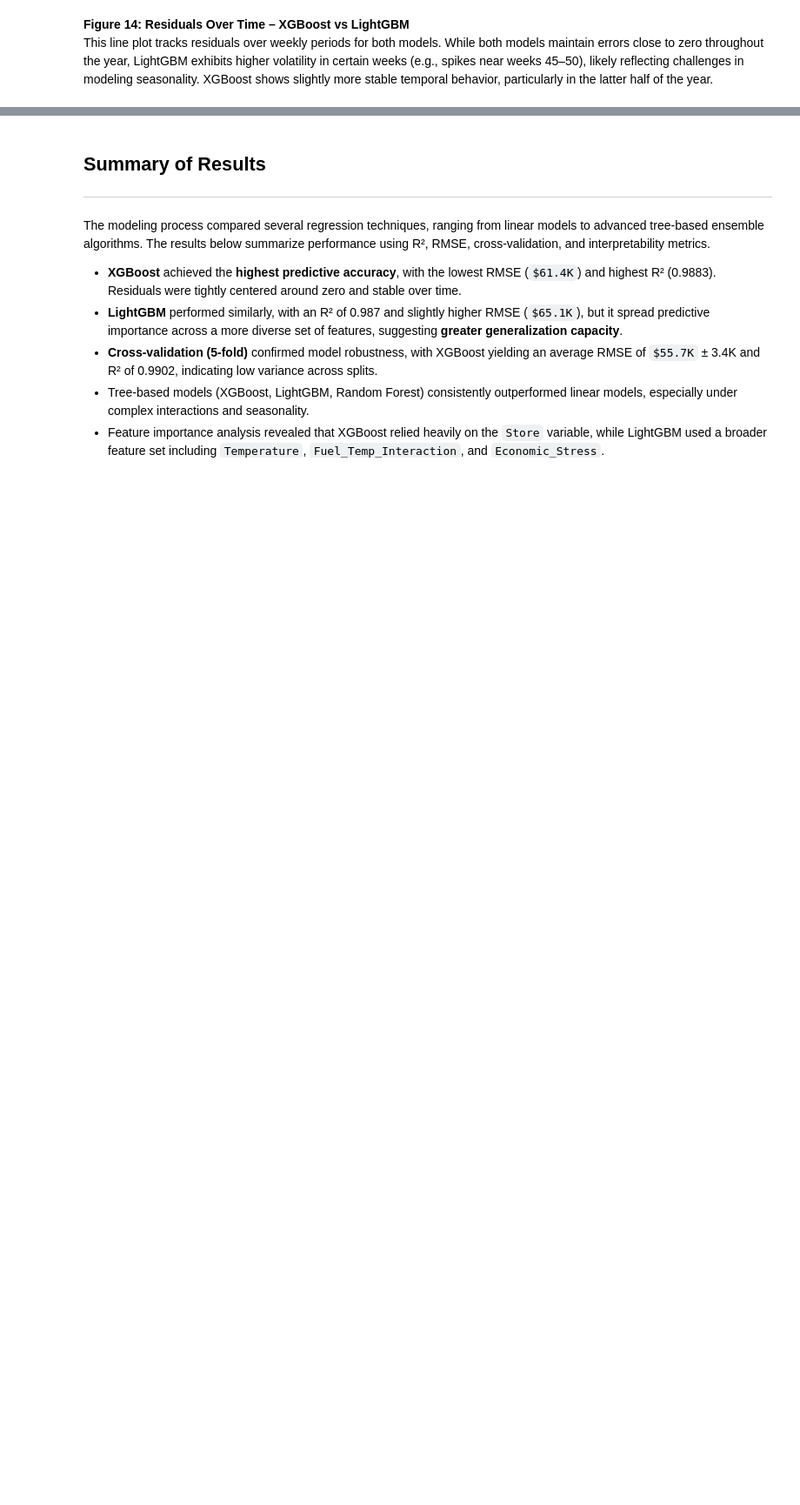
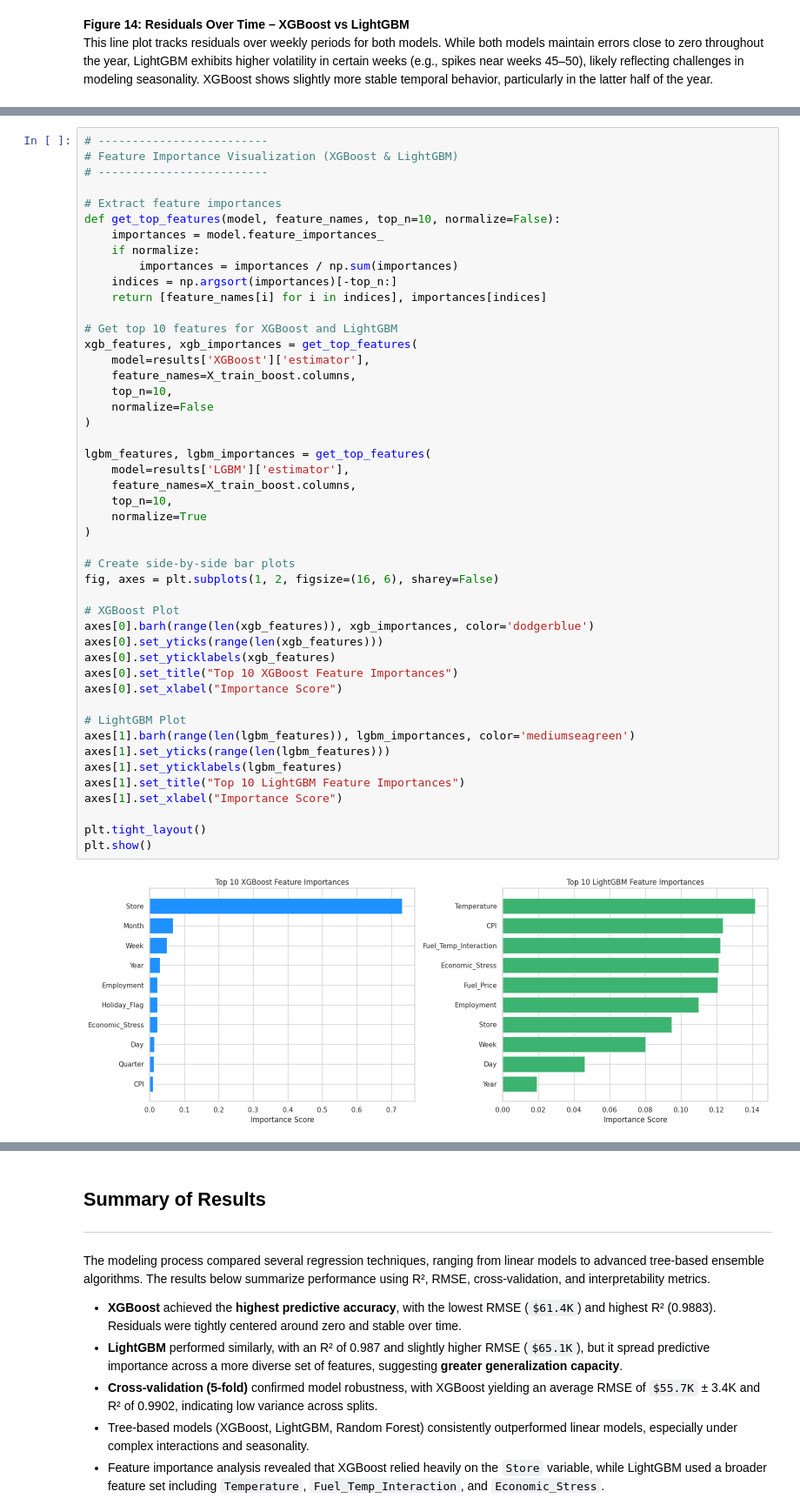
Before and after one commit to ZRaup/Zachary-Raup, a Jupyter notebook: walmart-weekly-sales-forecasting.ipynb, the cells around one changed output, grey strips where cells are left out. Shown at 87% size. Cells and saved outputs as stored; diff of their text form; blank space fills up the shorter version.

```diff
--- a/walmart-weekly-sales-forecasting.ipynb
+++ b/walmart-weekly-sales-forecasting.ipynb
@@ -1144,2 +1106,51 @@ plot_feature_importance(
+# %%
+# -------------------------
+# Feature Importance Visualization (XGBoost & LightGBM)
+# -------------------------
+
+# Extract feature importances
+def get_top_features(model, feature_names, top_n=10, normalize=False):
+    importances = model.feature_importances_
+    if normalize:
+        importances = importances / np.sum(importances)
+    indices = np.argsort(importances)[-top_n:]
+    return [feature_names[i] for i in indices], importances[indices]
+
+# Get top 10 features for XGBoost and LightGBM
+xgb_features, xgb_importances = get_top_features(
+    model=results['XGBoost']['estimator'],
+    feature_names=X_train_boost.columns,
+    top_n=10,
+    normalize=False
+)
+
+lgbm_features, lgbm_importances = get_top_features(
+    model=results['LGBM']['estimator'],
+    feature_names=X_train_boost.columns,
+    top_n=10,
+    normalize=True
+)
+
+# Create side-by-side bar plots
+fig, axes = plt.subplots(1, 2, figsize=(16, 6), sharey=False)
+
+# XGBoost Plot
+axes[0].barh(range(len(xgb_features)), xgb_importances, color='dodgerblue')
+axes[0].set_yticks(range(len(xgb_features)))
+axes[0].set_yticklabels(xgb_features)
+axes[0].set_title("Top 10 XGBoost Feature Importances")
+axes[0].set_xlabel("Importance Score")
+
+# LightGBM Plot
+axes[1].barh(range(len(lgbm_features)), lgbm_importances, color='mediumseagreen')
+axes[1].set_yticks(range(len(lgbm_features)))
+axes[1].set_yticklabels(lgbm_features)
+axes[1].set_title("Top 10 LightGBM Feature Importances")
+axes[1].set_xlabel("Importance Score")
+
+plt.tight_layout()
+plt.show()
+# %% [output]
+[figure, added]
 # %% [markdown]
 **Figure 15: Feature Importance – XGBoost vs LightGBM**
```
Also changed, not shown: parts of 3 cells of this notebook.
